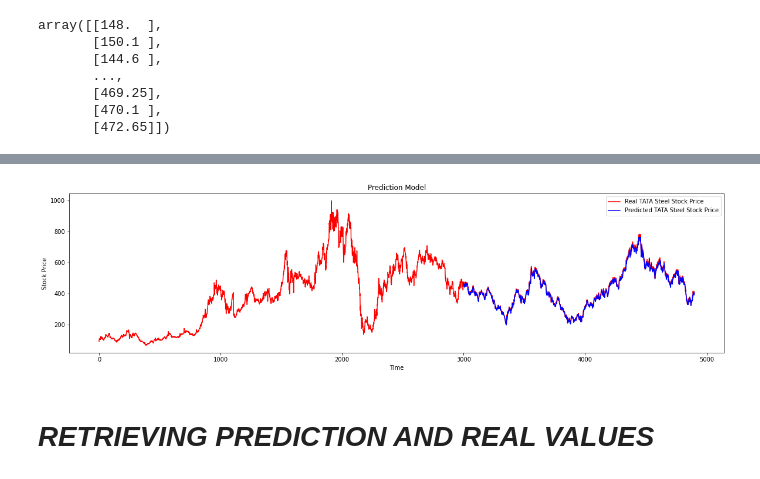
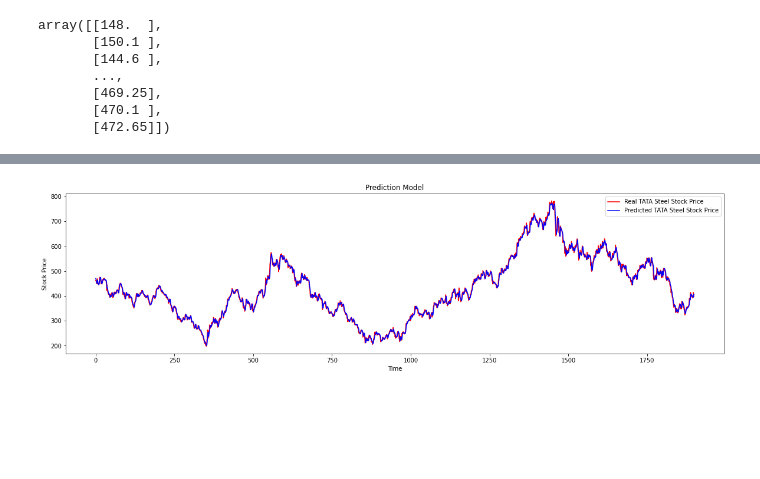
Before and after one commit to Rajdeep2121/LSTM-Stock-Prediction, a Jupyter notebook: TATA/TATASTEEL.ipynb, the cells around one changed output, grey strips where cells are left out. Drawn from its saved outputs; the diff is of its cells as text; code cells hidden in the pictures; blank space fills up the shorter version.

```diff
--- a/TATA/TATASTEEL.ipynb
+++ b/TATA/TATASTEEL.ipynb
@@ -23,3 +33,11 @@ new_training_set = np.array(new_training_set)
+# %%
+# new_training_set = pd.DataFrame(new_training_set)
+new_training_set = training_set[1:,1:2]
+dates = training_set[:,:1]
+# dates[:3000]
+# new_training_set
+# dates
+# len(dates)
 # %%
 plt.figure(figsize=(20,5))
 plt.plot(new_training_set,color="green",label="TATA Steel Stock Price")
@@ -140,7 +168,7 @@ array([[148.  ],
 # %%
 # RETRIEVING REAL VALUES FROM TABLE
 real = []
-for i in range(0,4900):
+for i in range(3000,4900):
     real.append(new_test_set[i+50])
 
 
@@ -169,8 +226,8 @@ pred = model.predict(x_test)
 # %%
 # GETTING INVERSE TRANSFORMED VALUES OF PREDICTIONS
 pred = sc.inverse_transform(pred)
-y_test_ = sc.inverse_transform(y_test)
+y_test = sc.inverse_transform(y_test)
 # %%
 pred
-for i in range(3000):
-    pred = np.insert(pred,0,[math.nan])
+# for i in range(3000):
+#     pred = np.insert(pred,0,[math.nan])
@@ -177,14 +252,12 @@ for i in range(3000):
 # %%
 # VISUALIZATION OF PREDICTIONS VS REAL DATA
 plt.figure(figsize=(20,5))
-plt.plot(real,color="red",label="Real TATA Steel Stock Price")
+plt.plot(y_test,color="red",label="Real TATA Steel Stock Price")
 plt.plot(pred,color="blue",label="Predicted TATA Steel Stock Price")
 plt.title("Prediction Model")
 plt.xlabel("Time")
 plt.ylabel("Stock Price")
 plt.legend()
 plt.show()
 # %% [output]
-[figure, old version]
+[figure, new version]
-# %% [markdown]
-# ***RETRIEVING PREDICTION AND REAL VALUES***
```
Also changed, not shown: parts of 24 cells of this notebook, 2 other files.
